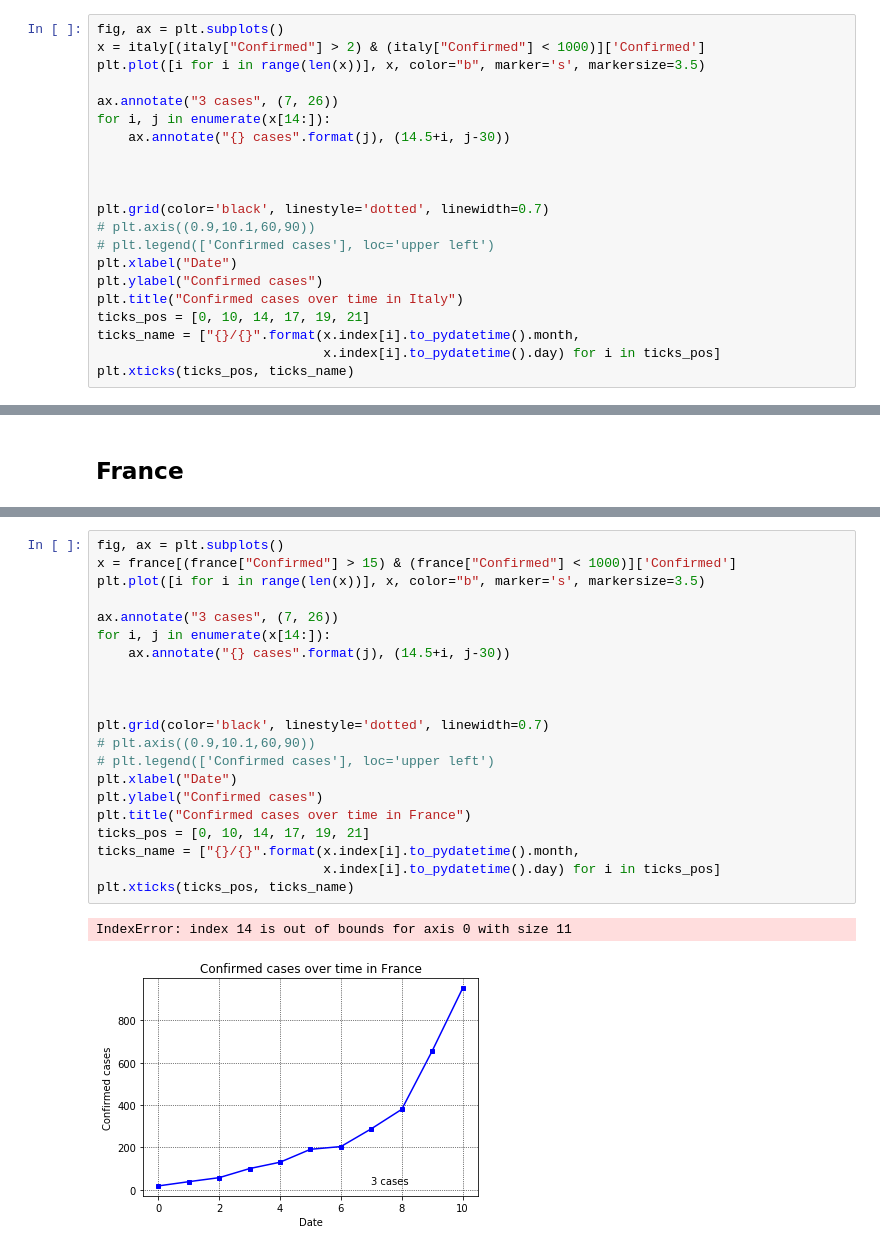
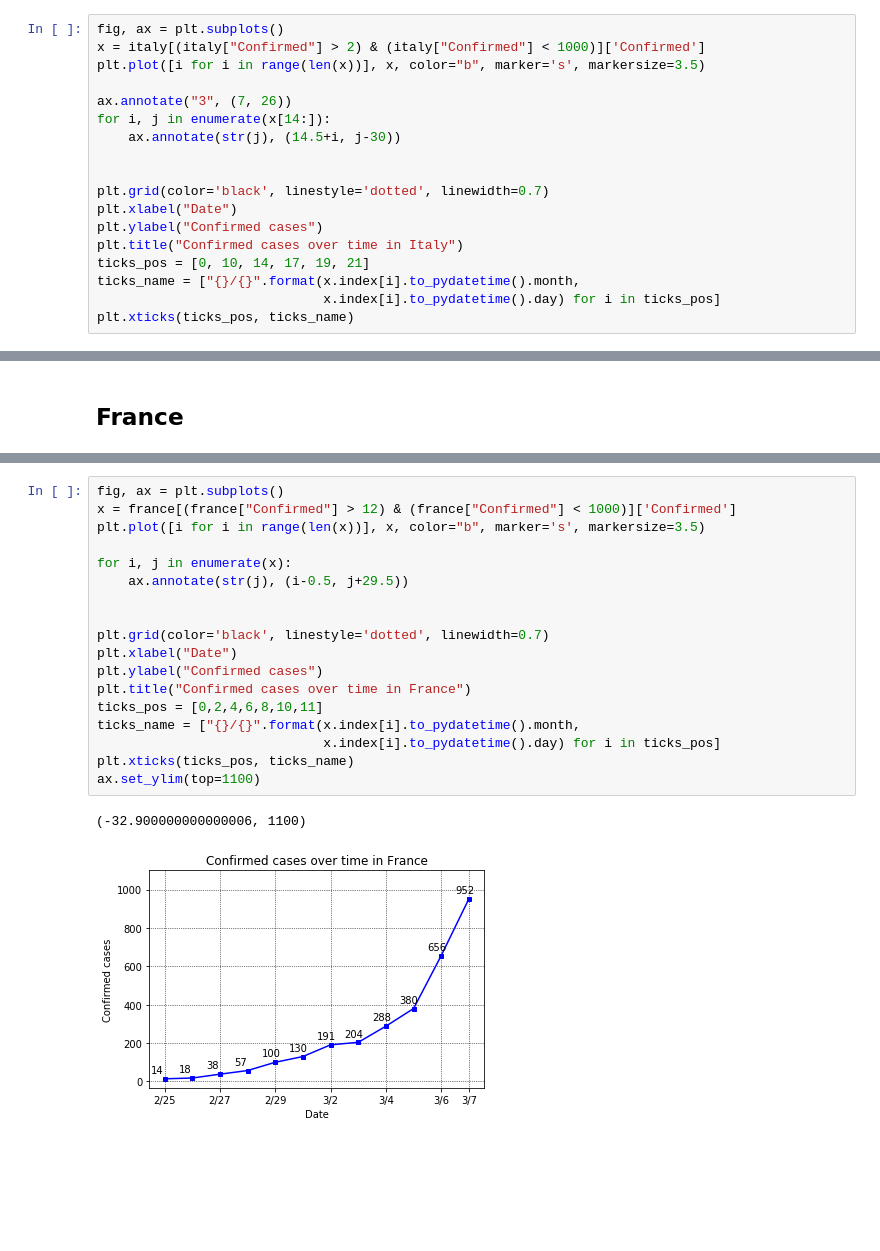
Before and after one commit to paaatcha/covid-19, a Jupyter notebook: analysis.ipynb, the cells around one changed output, grey strips where cells are left out. Drawn from its saved outputs; the diff is of its cells as text; blank space fills up the shorter version.

```diff
--- a/analysis.ipynb
+++ b/analysis.ipynb
@@ -324,15 +315,12 @@ fig, ax = plt.subplots()
 x = italy[(italy["Confirmed"] > 2) & (italy["Confirmed"] < 1000)]['Confirmed']
 plt.plot([i for i in range(len(x))], x, color="b", marker='s', markersize=3.5)
 
-ax.annotate("3 cases", (7, 26))
+ax.annotate("3", (7, 26))
 for i, j in enumerate(x[14:]):
-    ax.annotate("{} cases".format(j), (14.5+i, j-30))
-
+    ax.annotate(str(j), (14.5+i, j-30))
 
 
 plt.grid(color='black', linestyle='dotted', linewidth=0.7)
-# plt.axis((0.9,10.1,60,90))
-# plt.legend(['Confirmed cases'], loc='upper left')
 plt.xlabel("Date")
 plt.ylabel("Confirmed cases")
 plt.title("Confirmed cases over time in Italy")
@@ -393,24 +363,21 @@ plt.xticks(ticks_pos, ticks_name)
 # %%
 fig, ax = plt.subplots()
-x = france[(france["Confirmed"] > 15) & (france["Confirmed"] < 1000)]['Confirmed']
+x = france[(france["Confirmed"] > 12) & (france["Confirmed"] < 1000)]['Confirmed']
 plt.plot([i for i in range(len(x))], x, color="b", marker='s', markersize=3.5)
 
-ax.annotate("3 cases", (7, 26))
-for i, j in enumerate(x[14:]):
-    ax.annotate("{} cases".format(j), (14.5+i, j-30))
-
+for i, j in enumerate(x):
+    ax.annotate(str(j), (i-0.5, j+29.5))
 
 
 plt.grid(color='black', linestyle='dotted', linewidth=0.7)
-# plt.axis((0.9,10.1,60,90))
-# plt.legend(['Confirmed cases'], loc='upper left')
 plt.xlabel("Date")
 plt.ylabel("Confirmed cases")
 plt.title("Confirmed cases over time in France")
-ticks_pos = [0, 10, 14, 17, 19, 21]
+ticks_pos = [0,2,4,6,8,10,11]
 ticks_name = ["{}/{}".format(x.index[i].to_pydatetime().month,
                              x.index[i].to_pydatetime().day) for i in ticks_pos]
 plt.xticks(ticks_pos, ticks_name)
+ax.set_ylim(top=1100)
 # %% [output]
-IndexError: index 14 is out of bounds for axis 0 with size 11
+(-32.900000000000006, 1100)
-[figure, old version]
+[figure, new version]
```
Also changed, not shown: parts of 29 cells of this notebook, 8 other files.
